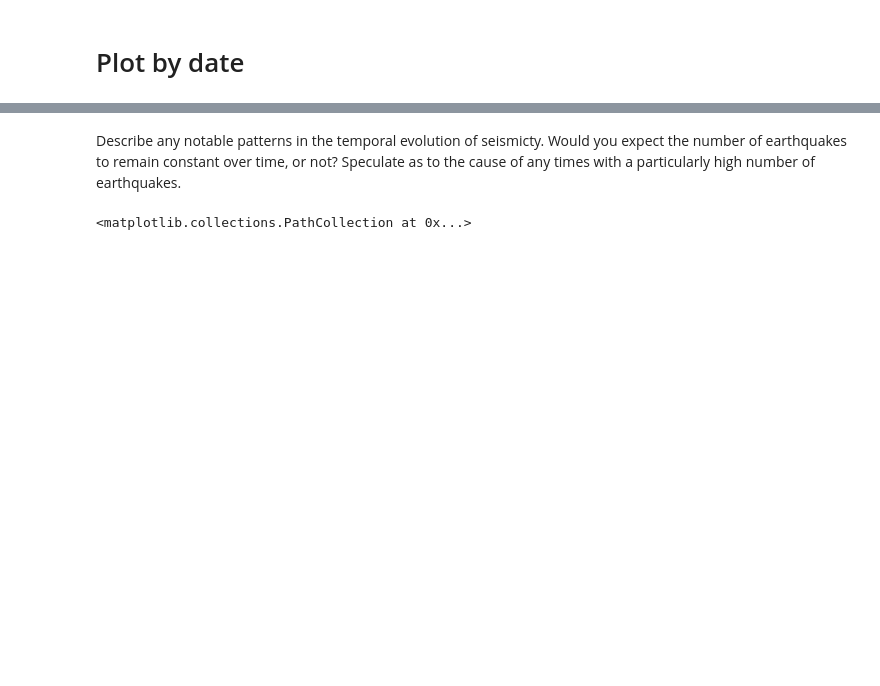
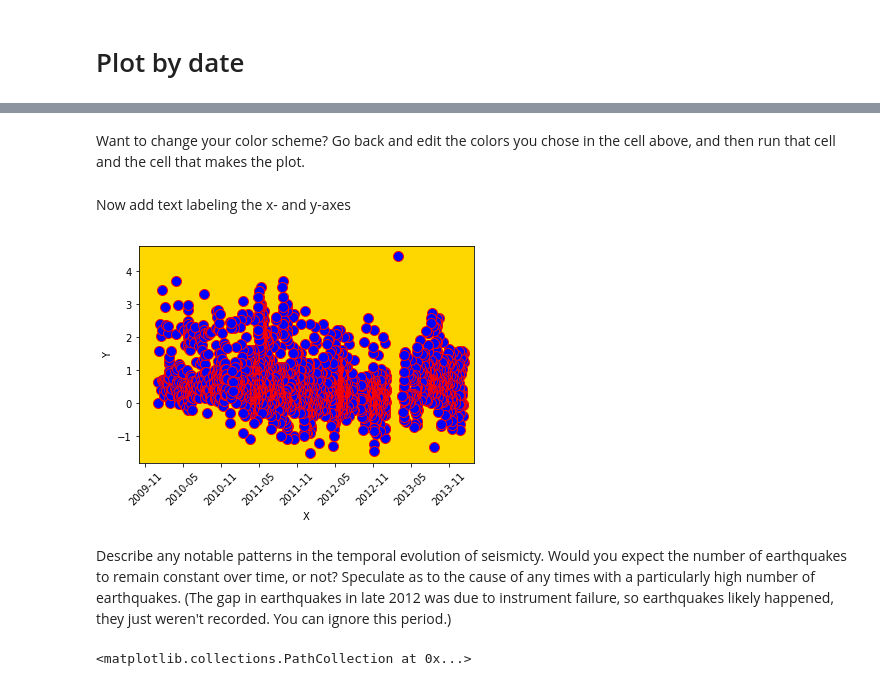
Before and after one commit to k-olsen/Earthquake_Analysis, a Jupyter notebook: Socorro_Magma_Body_Earthquakes_(4).ipynb, the cells around one changed output, grey strips where cells are left out. Saved outputs shown, nothing was run; the diff lists cells and outputs as text; code cells hidden in the pictures; blank space fills up the shorter version.

```diff
--- a/Socorro_Magma_Body_Earthquakes_(4).ipynb
+++ b/Socorro_Magma_Body_Earthquakes_(4).ipynb
@@ -367,5 +431,16 @@ plt.xlim(2009,2013)
+# %% [markdown]
+Want to change your color scheme? Go back and edit the colors you chose in the cell above, and then run that cell and the cell that makes the plot.
+# %% [markdown]
+Now add text labeling the x- and y-axes
+# %%
+plt.ylabel('') # Label the y-axis. Words must be within 'quotes'
+plt.xlabel('') # Label the x-axis
+
+fig # this line plots the figure
+# %% [output]
+[figure, added]
 # %% [markdown]
- Describe any notable patterns in the temporal evolution of seismicty. Would you expect the number of earthquakes to remain constant over time, or not? Speculate as to the cause of any times with a particularly high number of earthquakes.
+ Describe any notable patterns in the temporal evolution of seismicty. Would you expect the number of earthquakes to remain constant over time, or not? Speculate as to the cause of any times with a particularly high number of earthquakes. (The gap in earthquakes in late 2012 was due to instrument failure, so earthquakes likely happened, they just weren't recorded. You can ignore this period.)
 # %%
 date2 = [] # maybe skip these plots of point density
 for i in ymd:
```
Also changed, not shown: parts of 57 cells of this notebook, 1 other file.
